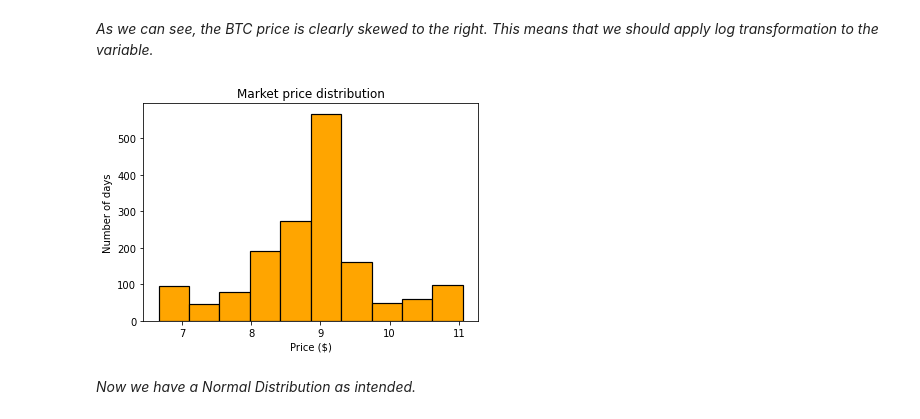
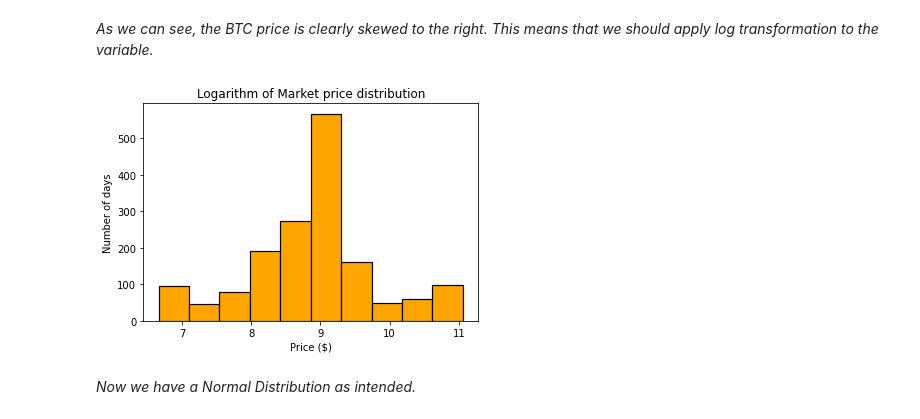
Before and after one commit to s-asrmorais/MSc_thesis_code_DataScience, a Jupyter notebook: code.ipynb, the cells around one changed output. Saved outputs shown, nothing was run; the diff lists cells and outputs as text; code cells hidden in the pictures.

```diff
--- a/code.ipynb
+++ b/code.ipynb
@@ -601,35 +596,36 @@ plt.show()
 # %%
 # Creating a new dataframe to model
 model = pd.read_excel('C:/Users/sofia/OneDrive/Desktop/CLSBE/2nd year/Tese/data/final/final.xlsx',index_col=0)
 
 # Applying log transformation into price-variables
 model['market-price']=np.log(model['market-price'])
 model['market-cap']=np.log(model['market-cap'])
 model['High']=np.log(model['High'])
 model['Low']=np.log(model['Low'])
 model['Open']=np.log(model['Open'])
 model['cost-per-transaction-percent']=np.log(model['cost-per-transaction-percent'])
 model['fees-usd-per-transaction']=np.log(model['fees-usd-per-transaction'])
 model['transaction-fees-usd']=np.log(model['transaction-fees-usd'])
 
 # Rename the log variables
 model = model.rename(columns={'market-price': 'lg_price'})
 model = model.rename(columns={'market-cap': 'lg_market-cap'})
 model = model.rename(columns={'High': 'lg_High'})
 model = model.rename(columns={'cost-per-transaction-percent': 'lg_cost-per-transaction-percent'})
 model = model.rename(columns={'Open': 'lg_Open'})
 model = model.rename(columns={'Low': 'lg_Low'})
 model = model.rename(columns={'fees-usd-per-transaction': 'lg_fees-usd-per-transaction'})
 model = model.rename(columns={'transaction-fees-usd': 'lg_transaction-fees-usd'})
 
 # Visualize the new transformation
-two=plt.hist(model['lg_price'],edgecolor='black', linewidth=1.2, color='orange')
-plt.title('Market price distribution')
+plt.hist(model['lg_price'],edgecolor='black', linewidth=1.2, color='orange')
+plt.title('Logarithm of Market price distribution')
 plt.ylabel('Number of days')
 plt.xlabel('Price ($)')
+plt.savefig('C:/Users/sofia/OneDrive/Desktop/CLSBE/2nd year/Tese/Figuras/hist_logprice.jpg') # save this figure to use in the thesis
 plt.show()
 # %% [output]
-[figure, old version]
+[figure, new version]
 # %% [markdown]
 *Now we have a Normal Distribution as intended.*
 # %% [markdown]
```
Also changed, not shown: parts of 19 cells of this notebook.
